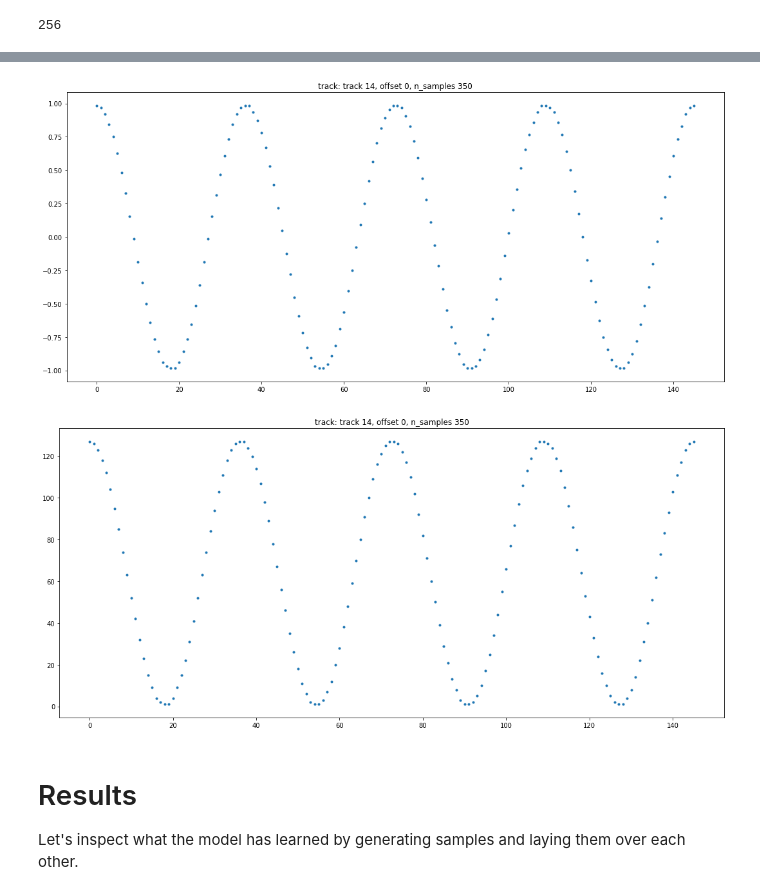
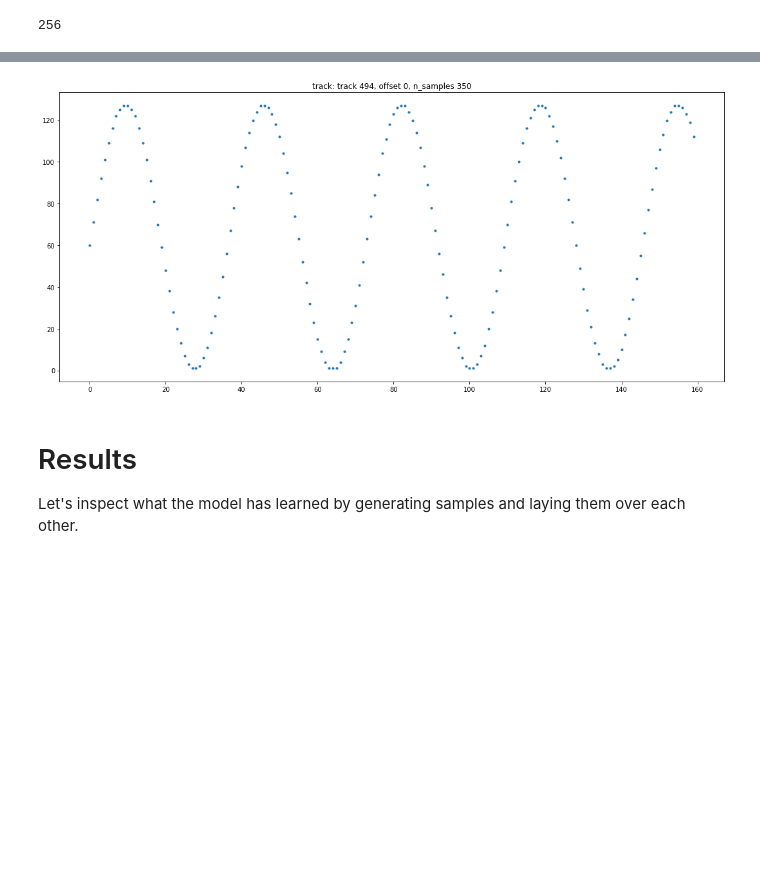
Before and after one commit to feldberlin/wavenet, a Jupyter notebook: nbs/train.sines.ipynb, the cells around one changed output, grey strips where cells are left out. Cells and saved outputs as stored; diff of their text form; code cells hidden in the pictures; blank space fills up the shorter version.

```diff
--- a/nbs/train.sines.ipynb
+++ b/nbs/train.sines.ipynb
@@ -76,12 +74,10 @@ p.receptive_field_size()
 # %% [output]
 256
 # %%
-track_i = viz.plot_track(X, style='.')
-viz.plot_track(Y, track_i, style='.')
-track = X[track_i].numpy()
+track_i = viz.plot_random_track(ds, style='.')
+*_, track = ds[track_i]
 ipd.Audio(track, rate=p.sampling_rate)
 # %% [output]
 [interactive output not drawn]
-[figure, old version]
+[figure, new version]
-[figure, removed]
 # %%
```
Also changed, not shown: parts of 6 cells of this notebook.
